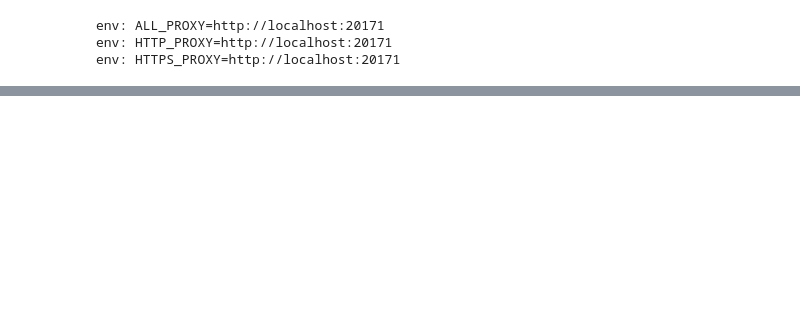
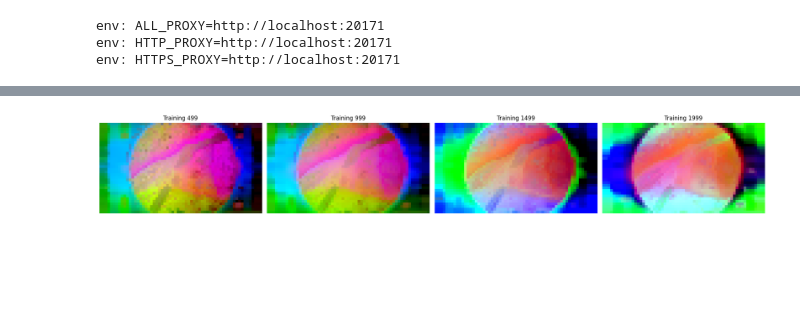
Before and after one commit to yangkunyi/surgical_dinov2, a Jupyter notebook: test.ipynb, the cells around one changed output, grey strips where cells are left out. Drawn from its saved outputs; the diff is of its cells as text; code cells hidden in the pictures; blank space fills up the shorter version.

```diff
--- a/test.ipynb
+++ b/test.ipynb
@@ -346,23 +439,25 @@ plt.show()
 # %%
 
 num_imgs = len(pca_imgs)
-num_rows = (num_imgs + 6) // 8  # 每行5张，向上取整
+num_rows = (num_imgs + 6) // 4  # 每行5张，向上取整
 
 # 创建一个大图
-fig, axes = plt.subplots(num_rows, 8, figsize=(40, 3 * num_rows))
+fig, axes = plt.subplots(num_rows, 4, figsize=(20, 3 * num_rows))
 
 # 绘制每个图像
 for i, ax in enumerate(axes.flatten()):
     if i < num_imgs:
         ax.imshow(pca_imgs[i])
-        ax.set_title(f"Training {9 + i * 100}")
+        ax.set_title(f"Training {499 + i * 500}")
         ax.axis("off")
     else:
         ax.axis("off")  # 如果有空余的子图，关闭它们的轴
 
 # 保存或显示大图
 plt.tight_layout()
-plt.savefig("pca_images.png")
+plt.savefig("pca_images_1.png")
 plt.show()
+# %% [output]
+[figure, added]
 # %%
 plt.imshow(raw_img.cpu().squeeze(0).permute(1, 2, 0).numpy())
```
Also changed, not shown: parts of 18 cells of this notebook, 14 other files.
